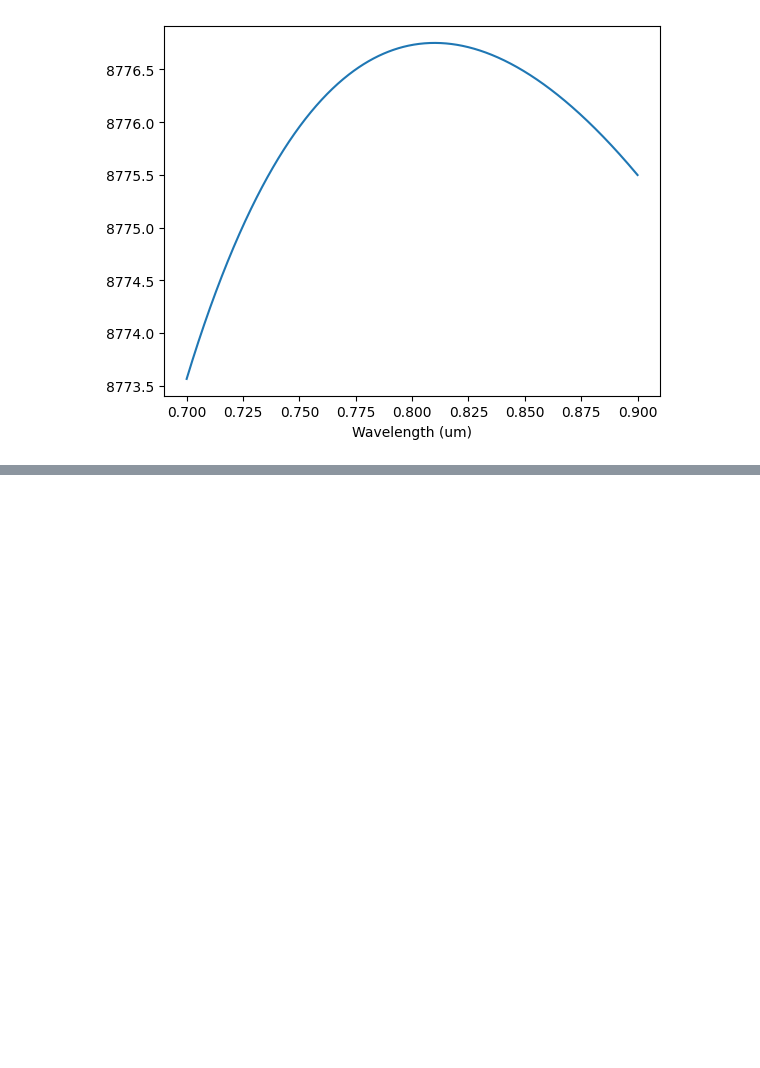
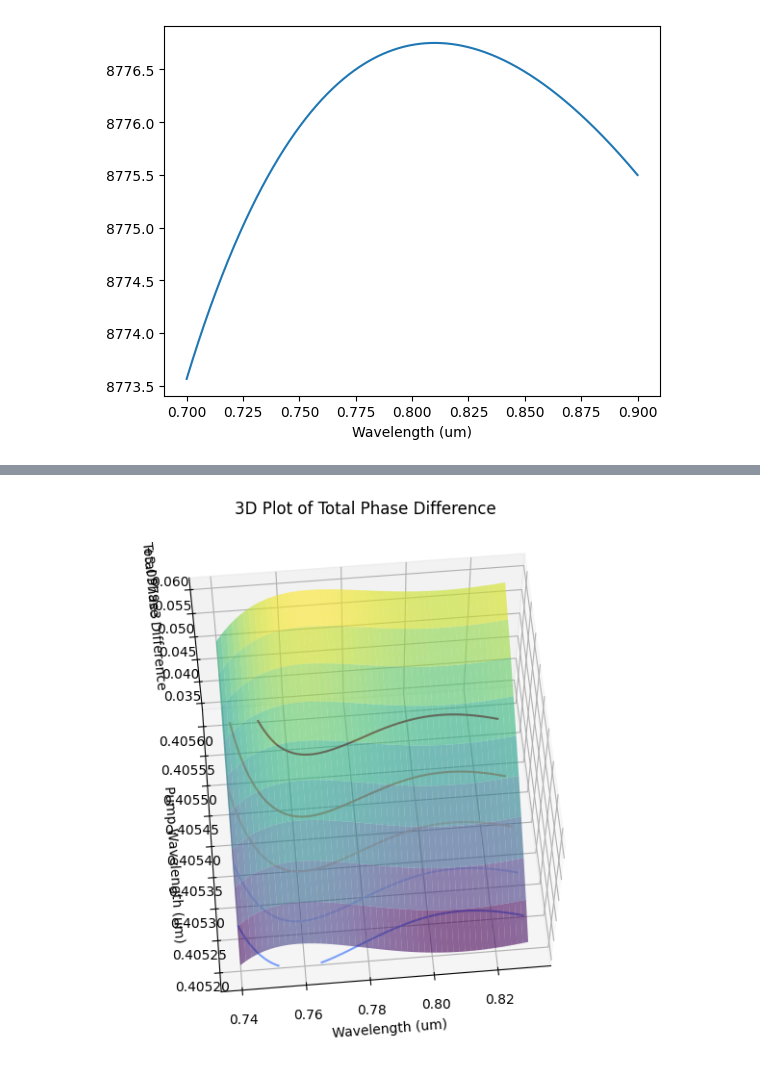
Before and after one commit to josephniblo/walkoff-source, a Jupyter notebook: notebook-2.ipynb, the cells around one changed output, grey strips where cells are left out. Drawn from its saved outputs; the diff is of its cells as text; code cells hidden in the pictures; blank space fills up the shorter version.

```diff
--- a/notebook-2.ipynb
+++ b/notebook-2.ipynb
@@ -247,0 +255,61 @@ plt.show()
+# %%
+# Generate data for 3D plot
+pump_wavelengths = np.linspace(0.4052, 0.4056, 10)
+wavelengths = np.linspace(0.74, 0.83, 1000)
+X, Y = np.meshgrid(wavelengths, pump_wavelengths)
+Z = np.zeros_like(X)
+
+for i, pump_wavelength in enumerate(pump_wavelengths):
+    n_o_1 = bbo_sellmeier_n(wavelengths, "o")
+    n_eff_1 = bbo_sellmeier_n_eff(wavelengths)
+    phase_1 = 2 * np.pi * (n_o_1 - n_eff_1) / wavelengths * 13.7e3
+
+    s_wavelengths = 1 / (1 / pump_wavelength - 1 / wavelengths)
+
+    n_o_2 = bbo_sellmeier_n(s_wavelengths, "o")
+    n_eff_2 = bbo_sellmeier_n_eff(s_wavelengths)
+    phase_2 = 2 * np.pi * (n_o_2 - n_eff_2) / s_wavelengths * 13.7e3
+
+    n_o_yvo_i = yvo_sellmeier_n(wavelengths, "o")
+    n_e_yvo_i = yvo_sellmeier_n(wavelengths, "e")
+    n_o_yvo_s = yvo_sellmeier_n(s_wavelengths, "o")
+    n_e_yvo_s = yvo_sellmeier_n(s_wavelengths, "e")
+    n_o_yvo_p = yvo_sellmeier_n(pump_wavelength, "o")
+    n_e_yvo_p = yvo_sellmeier_n(pump_wavelength, "e")
+
+    pre_compensation_phase = (
+        2 * np.pi * (n_o_yvo_p - n_e_yvo_p) / pump_wavelength
+    ) * 1.56e3
+
+    post_compensation_phase = (
+        2
+        * np.pi
+        * (
+            n_o_yvo_i / wavelengths
+            + n_o_yvo_s / s_wavelengths
+            - n_e_yvo_i / wavelengths
+            - n_e_yvo_s / s_wavelengths
+        )
+    ) * 0.78e3
+
+    n_o_p = bbo_sellmeier_n(pump_wavelength, "o")
+    n_eff_p = bbo_sellmeier_n_eff(pump_wavelength)
+    pump_phase = 2 * np.pi * (n_o_p - n_eff_p) / pump_wavelength * 13e3
+
+
+    Z[i, :] = (phase_1 + phase_2 + pre_compensation_phase + post_compensation_phase) # + pump_phase)
+
+# Create 3D plot
+fig = plt.figure(figsize=(10, 7))
+ax = fig.add_subplot(111, projection='3d')
+ax.plot_surface(X, Y, Z, cmap='viridis', alpha=0.6)
+ax.contour(X, Y, Z, levels=np.arange(Z.min(), Z.max(), 0.005), cmap='coolwarm', offset=Z.min())
+ax.set_xlabel("Wavelength (um)")
+ax.set_ylabel("Pump Wavelength (um)")
+ax.set_zlabel("Total Phase Difference")
+ax.set_title("3D Plot of Total Phase Difference")
+ax.view_init(elev=60, azim=265)  # Adjusted viewing angle
+
+plt.show()
+# %% [output]
+[figure, added]
```
Also changed, not shown: parts of 9 cells of this notebook, 2 other files.
